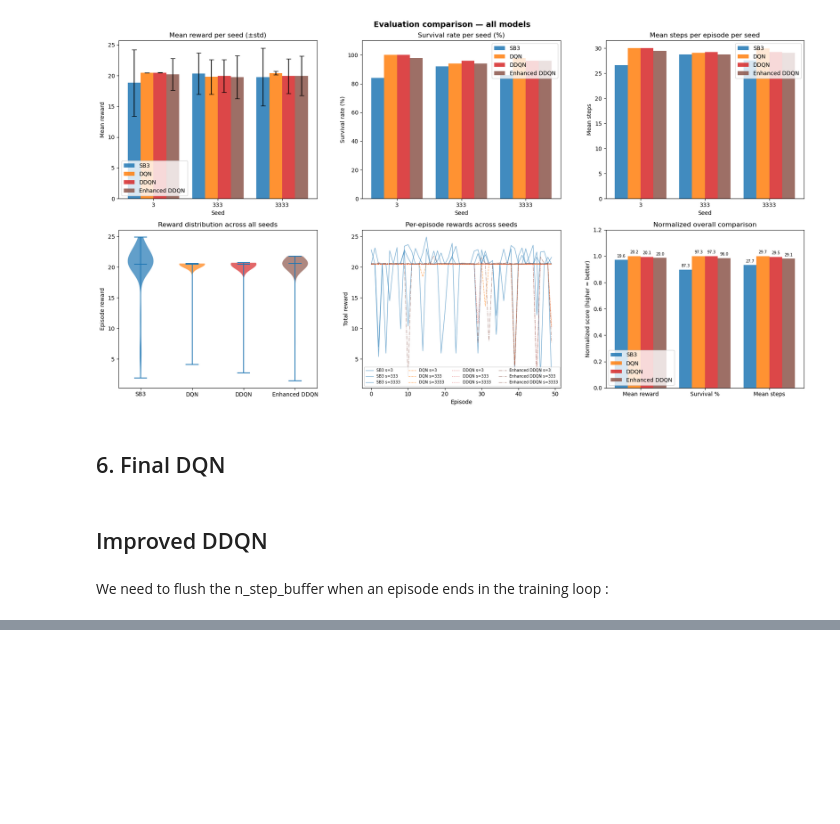
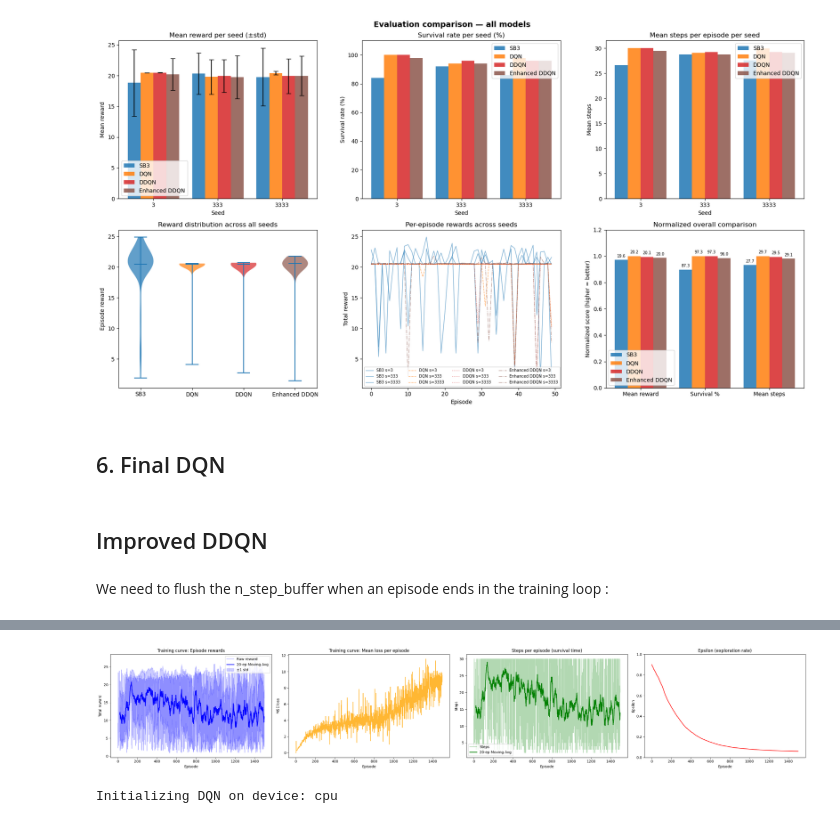
Before and after one commit to FabienMaes/highway_env_RL_project, a Jupyter notebook: agents_implementation.ipynb, the cells around one changed output, grey strips where cells are left out. Drawn from its saved outputs; the diff is of its cells as text; code cells hidden in the pictures; blank space fills up the shorter version.

```diff
--- a/agents_implementation.ipynb
+++ b/agents_implementation.ipynb
@@ -1905,0 +1991,22 @@ def train_agent(agent, env, n_episodes=500):
+# %%
+plot_training_curves(rainbowDQN_noPER_rewards, rainbowDQN_noPER_losses, rainbowDQN_noPER_lengths, rainbowDQN_noPER_epsilons)
+# %% [output]
+[figure, added]
+# %%
+N_EPISODES = 1000
+env = make_env()
+rainbowDQN_noPER = ImprovedHighwayDQN(env=env, gamma=0.99, batch_size=32, buffer_capacity=15000, epsilon_start=0.9, decrease_epsilon_factor=6000,
+                                      epsilon_min=0.05, learning_rate = 5e-4, model_type="DDQN", tau=0.005, gradient_clip=10.0,
+                                      use_DuelingNet=True, use_nstep=True, nstep=3, use_PER=False)
+trained_rainbowDQN_noPER_1000, rainbowDQN_noPER_rewards_1000, rainbowDQN_noPER_losses_1000, rainbowDQN_noPER_lengths_1000, rainbowDQN_noPER_epsilons_1000, rainbowDQN_noPER_mean_q_1000, rainbowDQN_noPER_true_returns_1000 = train_agent(rainbowDQN_noPER, env, n_episodes=N_EPISODES)
+file_path = "./models/1500_trained_rainbowDQN_noPER_highway.pth"
+torch.save(trained_rainbowDQN_noPER_1000.q_net.state_dict(), file_path)
+
+np.save(f"./models/{N_EPISODES}_rainbowDQN_noPER_rewards.npy", rainbowDQN_noPER_rewards_1000)
+np.save(f"./models/{N_EPISODES}_rainbowDQN_noPER_losses.npy", rainbowDQN_noPER_losses_1000)
+np.save(f"./models/{N_EPISODES}_rainbowDQN_noPER_lengths.npy", rainbowDQN_noPER_lengths_1000)
+np.save(f"./models/{N_EPISODES}_rainbowDQN_noPER_epsilons.npy", rainbowDQN_noPER_epsilons_1000)
+np.save(f"./models/{N_EPISODES}_rainbowDQN_noPER_mean_q.npy", rainbowDQN_noPER_mean_q_1000)
+np.save(f"./models/{N_EPISODES}_rainbowDQN_noPER_true_returns.npy", rainbowDQN_noPER_true_returns_1000)
+# %% [output]
+Initializing DQN on device: cpu
```
Also changed, not shown: parts of 8 cells of this notebook.
